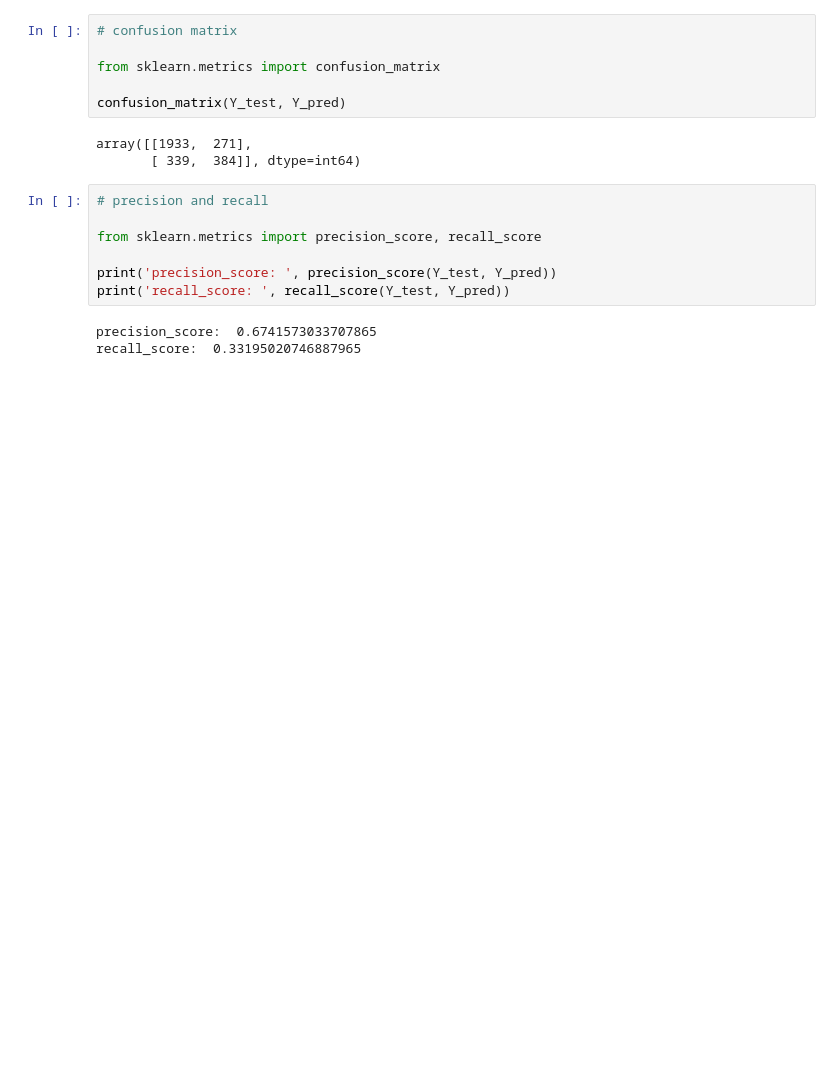
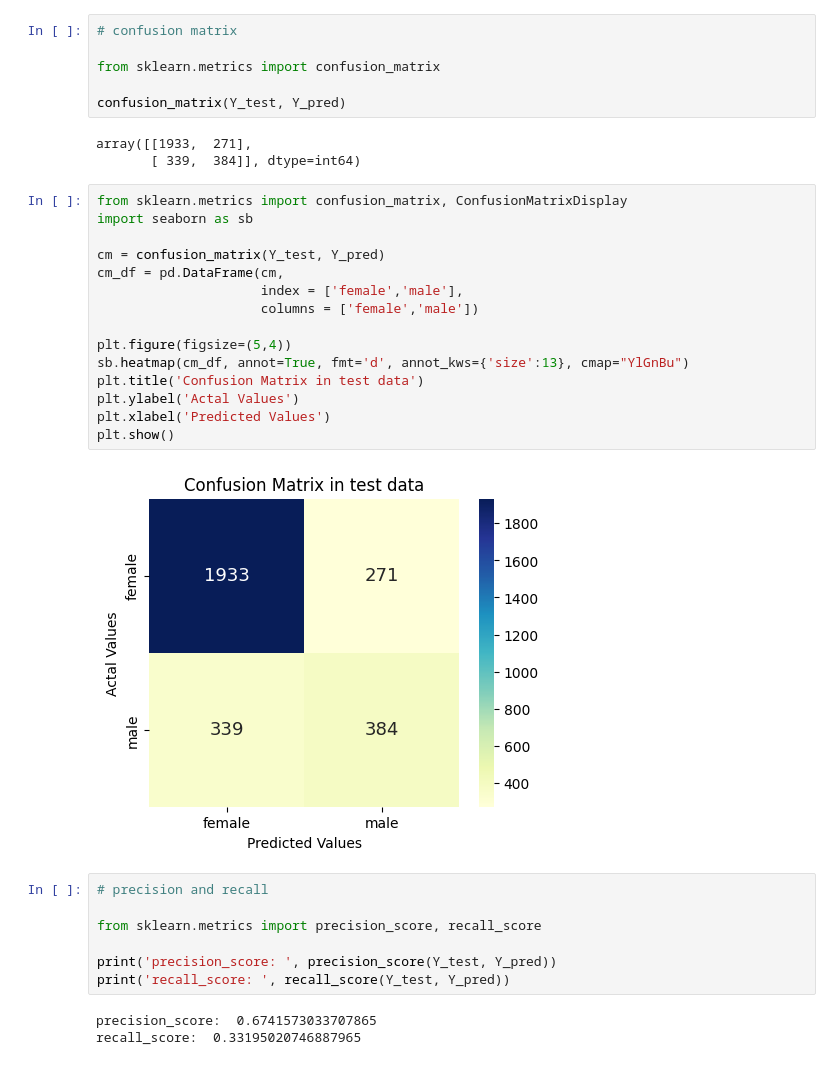
Before and after one commit to MSaberian/PyLearnMachineLearning, a Jupyter notebook: PyLearnMLPerceptron2/perceptron_classification.ipynb, the cells around one changed output. Drawn from its saved outputs; the diff is of its cells as text; blank space fills up the shorter version.

```diff
--- a/PyLearnMLPerceptron2/perceptron_classification.ipynb
+++ b/PyLearnMLPerceptron2/perceptron_classification.ipynb
@@ -176,6 +194,23 @@ confusion_matrix(Y_test, Y_pred)
 # %% [output]
 array([[1933,  271],
        [ 339,  384]], dtype=int64)
+# %%
+from sklearn.metrics import confusion_matrix, ConfusionMatrixDisplay
+import seaborn as sb
+
+cm = confusion_matrix(Y_test, Y_pred)
+cm_df = pd.DataFrame(cm,
+                     index = ['female','male'],
+                     columns = ['female','male'])
+
+plt.figure(figsize=(5,4))
+sb.heatmap(cm_df, annot=True, fmt='d', annot_kws={'size':13}, cmap="YlGnBu")
+plt.title('Confusion Matrix in test data')
+plt.ylabel('Actal Values')
+plt.xlabel('Predicted Values')
+plt.show()
+# %% [output]
+[figure, added]
 # %%
 # precision and recall
 
```
Also changed, not shown: parts of 1 cell of this notebook, 4 other files.
